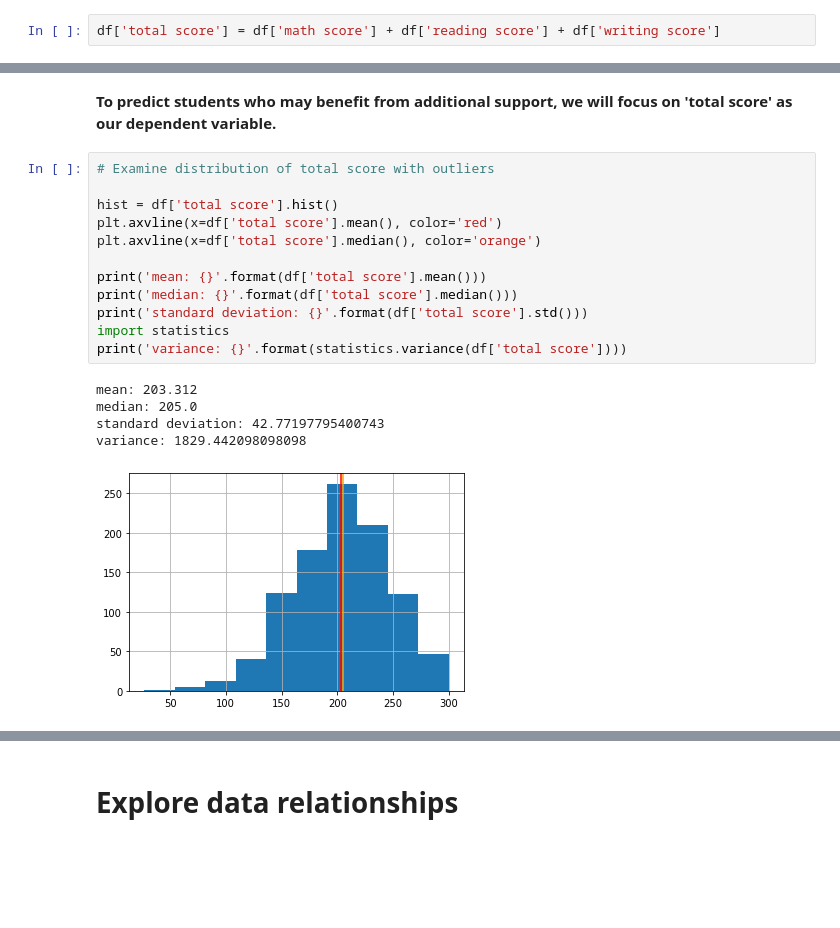
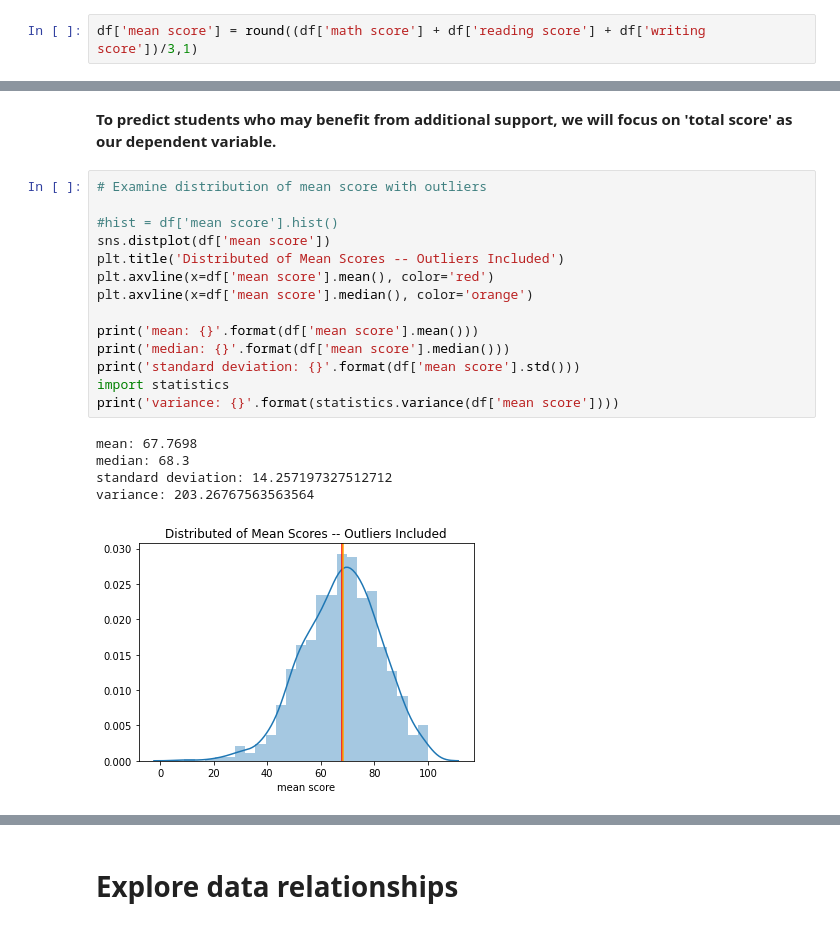
Before and after one commit to taflor/Student-Scores, a Jupyter notebook: notebooks/1.2 Exploratory Data Analysis.ipynb, the cells around one changed output, grey strips where cells are left out. Cells and saved outputs as stored; diff of their text form; blank space fills up the shorter version.

```diff
--- a/notebooks/1.2 Exploratory Data Analysis.ipynb
+++ b/notebooks/1.2 Exploratory Data Analysis.ipynb
@@ -35,7 +36,7 @@ df = pd.read_csv(parent+'/data/interim/cleaned_student_scores.csv',index_col=0)
 # %% [markdown]
 **Create Total Score Feature**
 # %%
-df['total score'] = df['math score'] + df['reading score'] + df['writing score']
+df['mean score'] = round((df['math score'] + df['reading score'] + df['writing score'])/3,1)
 # %%
 df.head()
 # %% [output]
@@ -193,21 +193,23 @@ df_NO.to_csv('../data/interim/student_scores_no_outliers.csv')
 # %% [markdown]
 **To predict students who may benefit from additional support, we will focus on 'total score' as our dependent variable.**
 # %%
-# Examine distribution of total score with outliers
+# Examine distribution of mean score with outliers
 
-hist = df['total score'].hist()
-plt.axvline(x=df['total score'].mean(), color='red')
-plt.axvline(x=df['total score'].median(), color='orange')
+#hist = df['mean score'].hist()
+sns.distplot(df['mean score'])
+plt.title('Distributed of Mean Scores -- Outliers Included')
+plt.axvline(x=df['mean score'].mean(), color='red')
+plt.axvline(x=df['mean score'].median(), color='orange')
 
-print('mean: {}'.format(df['total score'].mean()))
-print('median: {}'.format(df['total score'].median()))
-print('standard deviation: {}'.format(df['total score'].std()))
+print('mean: {}'.format(df['mean score'].mean()))
+print('median: {}'.format(df['mean score'].median()))
+print('standard deviation: {}'.format(df['mean score'].std()))
 import statistics
-print('variance: {}'.format(statistics.variance(df['total score'])))
+print('variance: {}'.format(statistics.variance(df['mean score'])))
 # %% [output]
-mean: 203.312
-median: 205.0
-standard deviation: 42.77197795400743
-variance: 1829.442098098098
+mean: 67.7698
+median: 68.3
+standard deviation: 14.257197327512712
+variance: 203.26767563563564
-[figure, old version]
+[figure, new version]
 # %%
```
Also changed, not shown: parts of 37 cells of this notebook, 4 other files.
